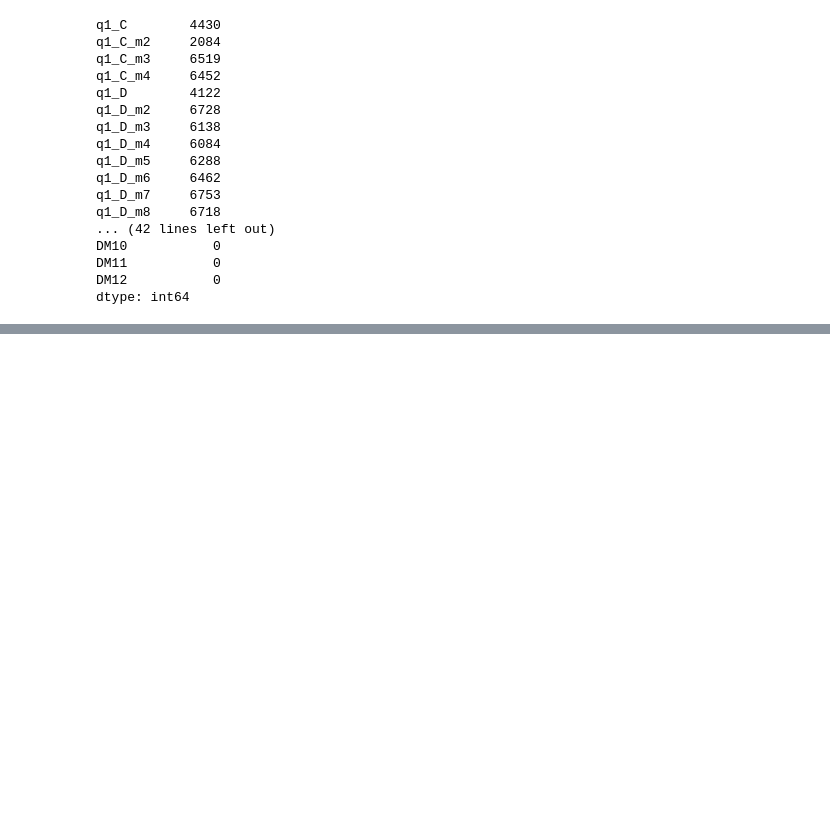
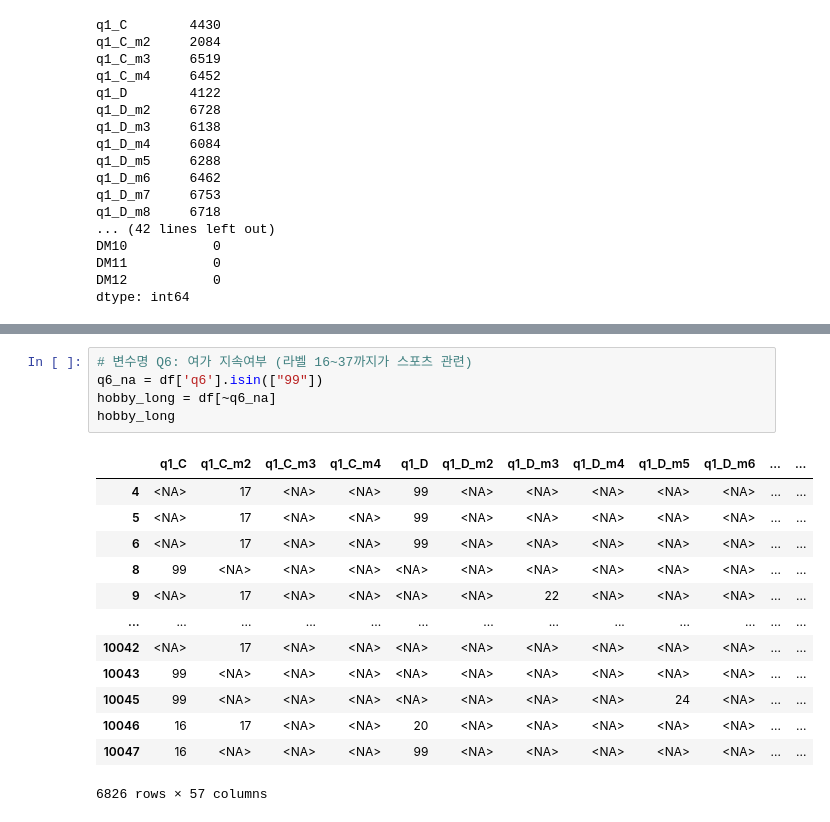
Before and after one commit to stat-thon/2020-project-alone, a Jupyter notebook: tourism/eda/hobby.ipynb, the cells around one changed output, grey strips where cells are left out. Cells and saved outputs as stored; diff of their text form; blank space fills up the shorter version.

```diff
--- a/tourism/eda/hobby.ipynb
+++ b/tourism/eda/hobby.ipynb
@@ -179,0 +348,19 @@ ax.set_xlabel('');  # semicolon suppresses text output
+# %%
+# 변수명 Q6: 여가 지속여부 (라벨 16~37까지가 스포츠 관련)
+q6_na = df['q6'].isin(["99"])
+hobby_long = df[~q6_na]
+hobby_long
+# %% [output]
+|  | q1_C | q1_C_m2 | q1_C_m3 | q1_C_m4 | q1_D | q1_D_m2 | q1_D_m3 | q1_D_m4 | q1_D_m5 | q1_D_m6 | ... | ... |
+| 4 | <NA> | 17 | <NA> | <NA> | 99 | <NA> | <NA> | <NA> | <NA> | <NA> | ... | ... |
+| 5 | <NA> | 17 | <NA> | <NA> | 99 | <NA> | <NA> | <NA> | <NA> | <NA> | ... | ... |
+| 6 | <NA> | 17 | <NA> | <NA> | 99 | <NA> | <NA> | <NA> | <NA> | <NA> | ... | ... |
+| 8 | 99 | <NA> | <NA> | <NA> | <NA> | <NA> | <NA> | <NA> | <NA> | <NA> | ... | ... |
+| 9 | <NA> | 17 | <NA> | <NA> | <NA> | <NA> | 22 | <NA> | <NA> | <NA> | ... | ... |
+| ... | ... | ... | ... | ... | ... | ... | ... | ... | ... | ... | ... | ... |
+| 10042 | <NA> | 17 | <NA> | <NA> | <NA> | <NA> | <NA> | <NA> | <NA> | <NA> | ... | ... |
+| 10043 | 99 | <NA> | <NA> | <NA> | <NA> | <NA> | <NA> | <NA> | <NA> | <NA> | ... | ... |
+| 10045 | 99 | <NA> | <NA> | <NA> | <NA> | <NA> | <NA> | <NA> | 24 | <NA> | ... | ... |
+| 10046 | 16 | 17 | <NA> | <NA> | 20 | <NA> | <NA> | <NA> | <NA> | <NA> | ... | ... |
+| 10047 | 16 | <NA> | <NA> | <NA> | 99 | <NA> | <NA> | <NA> | <NA> | <NA> | ... | ... |
+6826 rows × 57 columns
```
Also changed, not shown: parts of 23 cells of this notebook.
